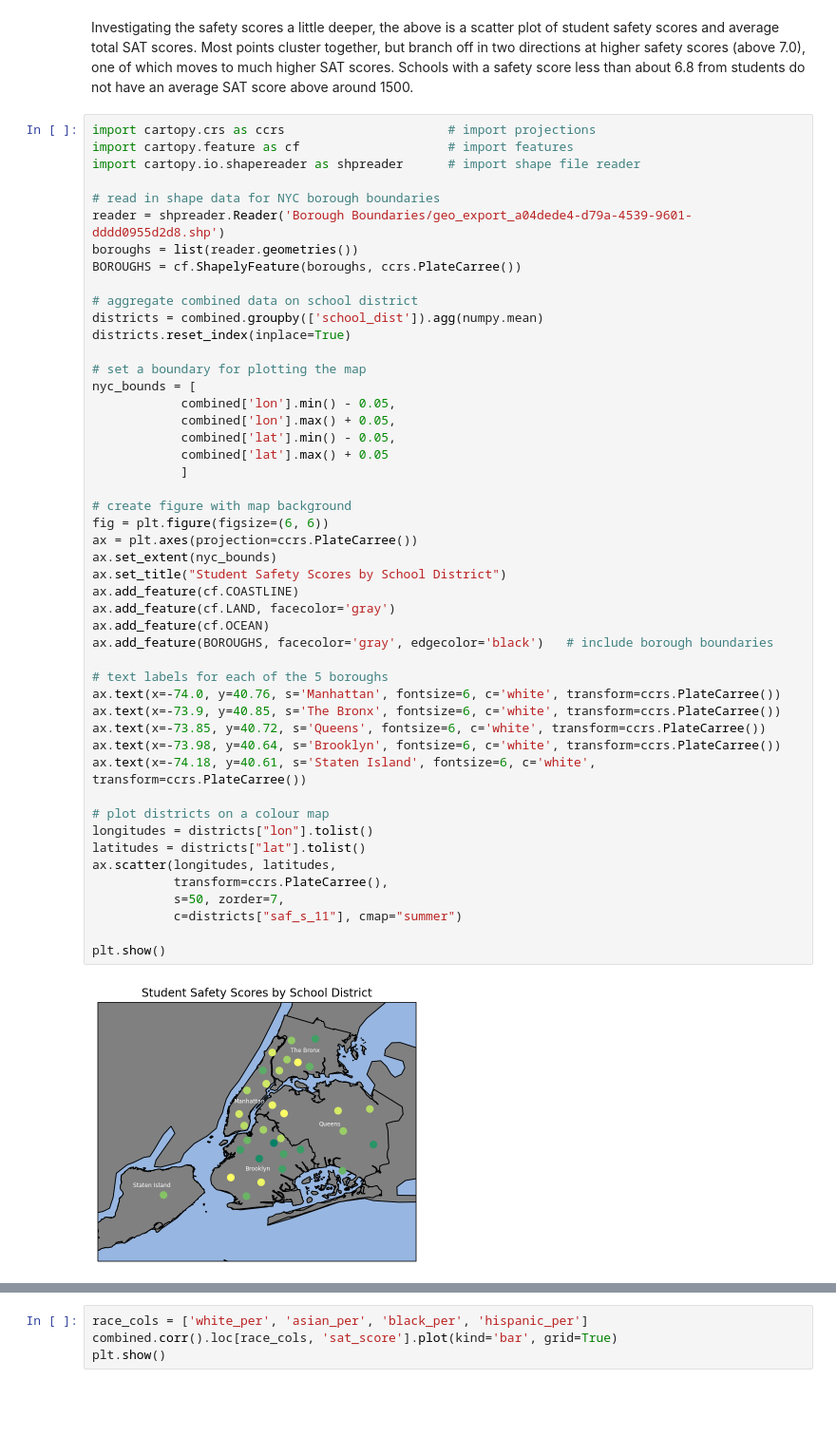
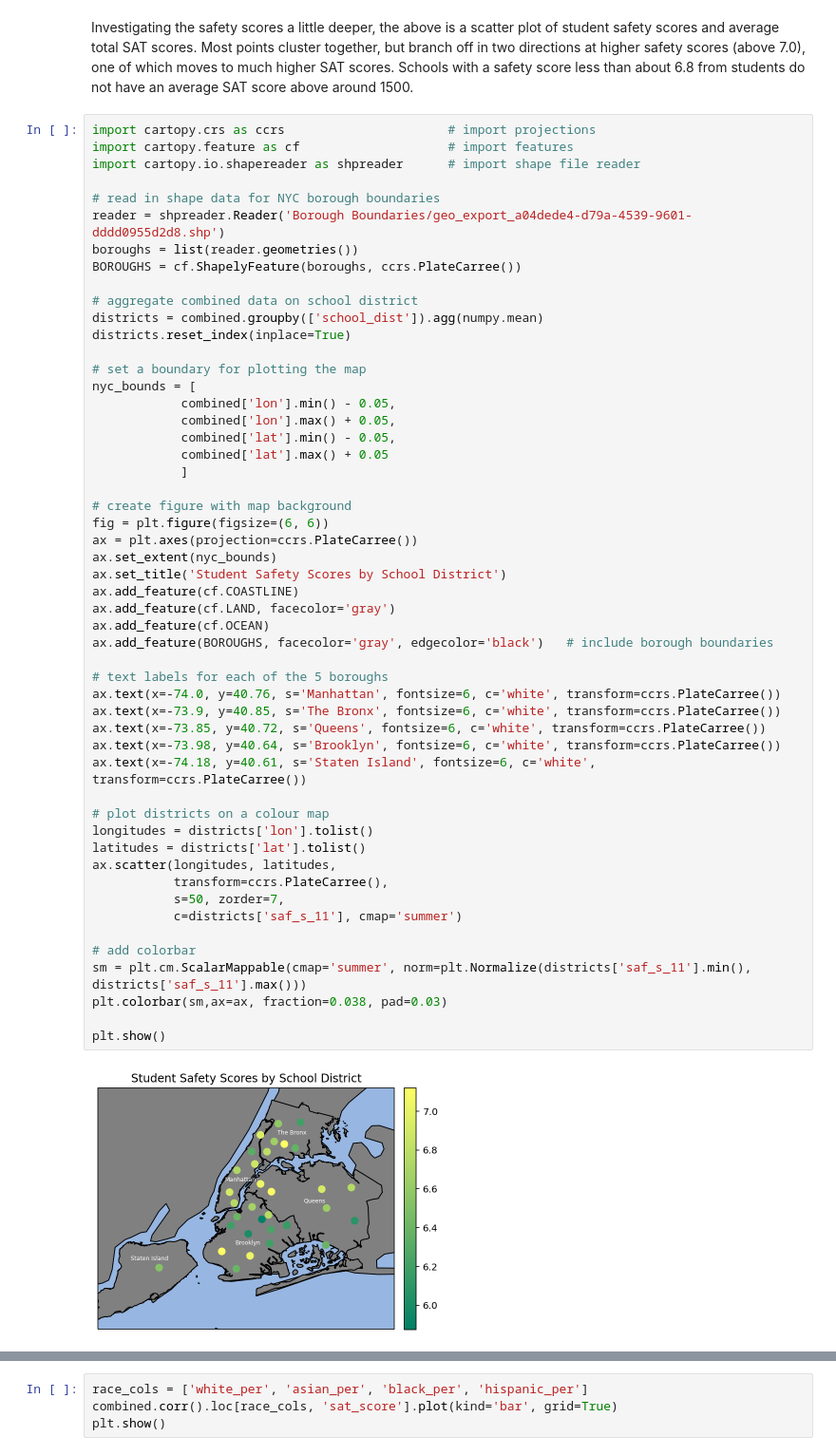
Before and after one commit to ajlaan-bridle/dataquest-projects, a Jupyter notebook: 7-nyc-high-schools/Schools.ipynb, the cells around one changed output, grey strips where cells are left out. Shown at 95% size. Saved outputs shown, nothing was run; the diff lists cells and outputs as text; blank space fills up the shorter version.

```diff
--- a/7-nyc-high-schools/Schools.ipynb
+++ b/7-nyc-high-schools/Schools.ipynb
@@ -256,36 +265,40 @@ districts.reset_index(inplace=True)
 nyc_bounds = [
             combined['lon'].min() - 0.05,
             combined['lon'].max() + 0.05,
             combined['lat'].min() - 0.05,
             combined['lat'].max() + 0.05
             ]
 
 # create figure with map background
 fig = plt.figure(figsize=(6, 6))
 ax = plt.axes(projection=ccrs.PlateCarree())
 ax.set_extent(nyc_bounds)
-ax.set_title("Student Safety Scores by School District")
+ax.set_title('Student Safety Scores by School District')
 ax.add_feature(cf.COASTLINE)
 ax.add_feature(cf.LAND, facecolor='gray')
 ax.add_feature(cf.OCEAN)
 ax.add_feature(BOROUGHS, facecolor='gray', edgecolor='black')   # include borough boundaries
 
 # text labels for each of the 5 boroughs
 ax.text(x=-74.0, y=40.76, s='Manhattan', fontsize=6, c='white', transform=ccrs.PlateCarree())
 ax.text(x=-73.9, y=40.85, s='The Bronx', fontsize=6, c='white', transform=ccrs.PlateCarree())
 ax.text(x=-73.85, y=40.72, s='Queens', fontsize=6, c='white', transform=ccrs.PlateCarree())
 ax.text(x=-73.98, y=40.64, s='Brooklyn', fontsize=6, c='white', transform=ccrs.PlateCarree())
 ax.text(x=-74.18, y=40.61, s='Staten Island', fontsize=6, c='white', transform=ccrs.PlateCarree())
 
 # plot districts on a colour map
-longitudes = districts["lon"].tolist()
-latitudes = districts["lat"].tolist()
+longitudes = districts['lon'].tolist()
+latitudes = districts['lat'].tolist()
 ax.scatter(longitudes, latitudes,
            transform=ccrs.PlateCarree(),
            s=50, zorder=7,
-           c=districts["saf_s_11"], cmap="summer")
+           c=districts['saf_s_11'], cmap='summer')
+
+# add colorbar
+sm = plt.cm.ScalarMappable(cmap='summer', norm=plt.Normalize(districts['saf_s_11'].min(), districts['saf_s_11'].max()))
+plt.colorbar(sm,ax=ax, fraction=0.038, pad=0.03)
 
 plt.show()
 # %% [output]
-[figure, old version]
+[figure, new version]
 # %% [markdown]
```
Also changed, not shown: parts of 14 cells of this notebook, 3 other files.
